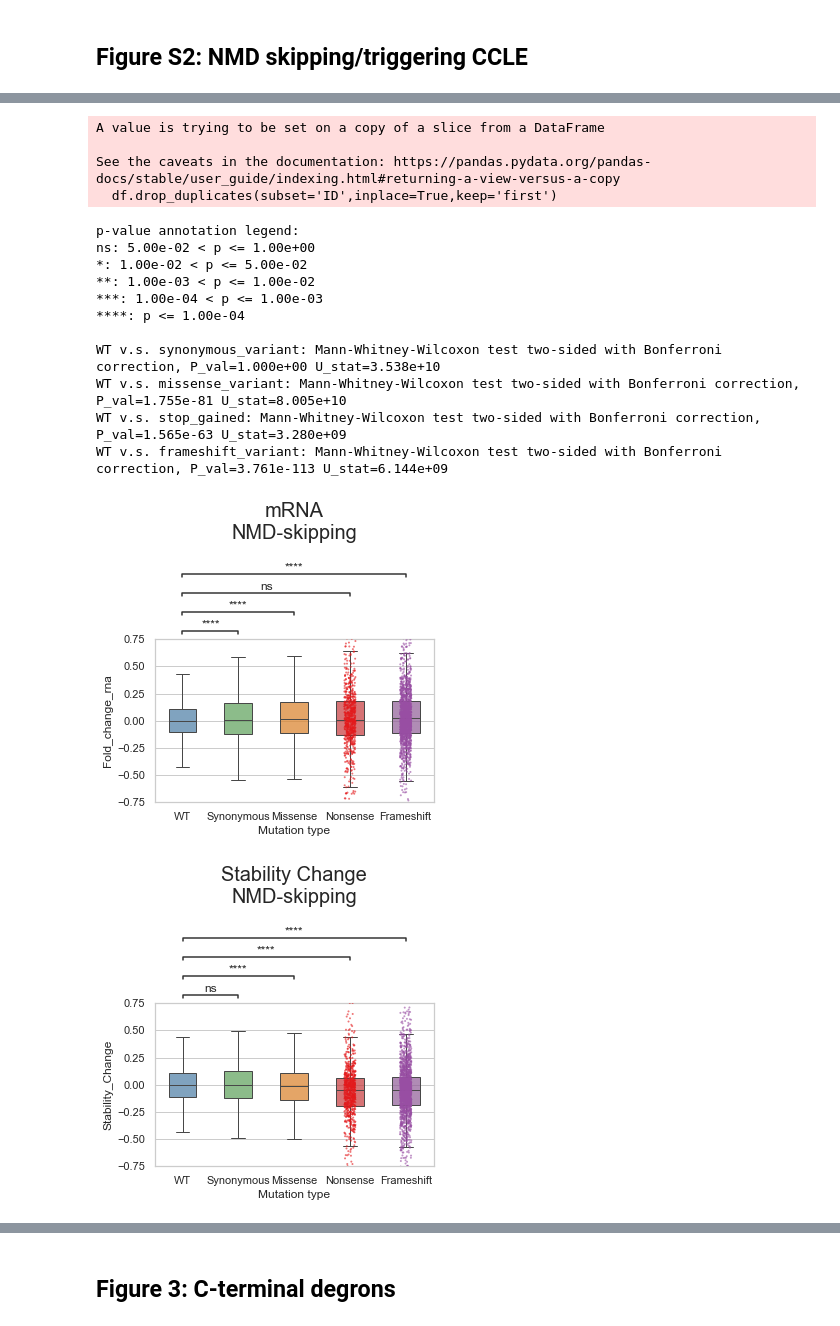
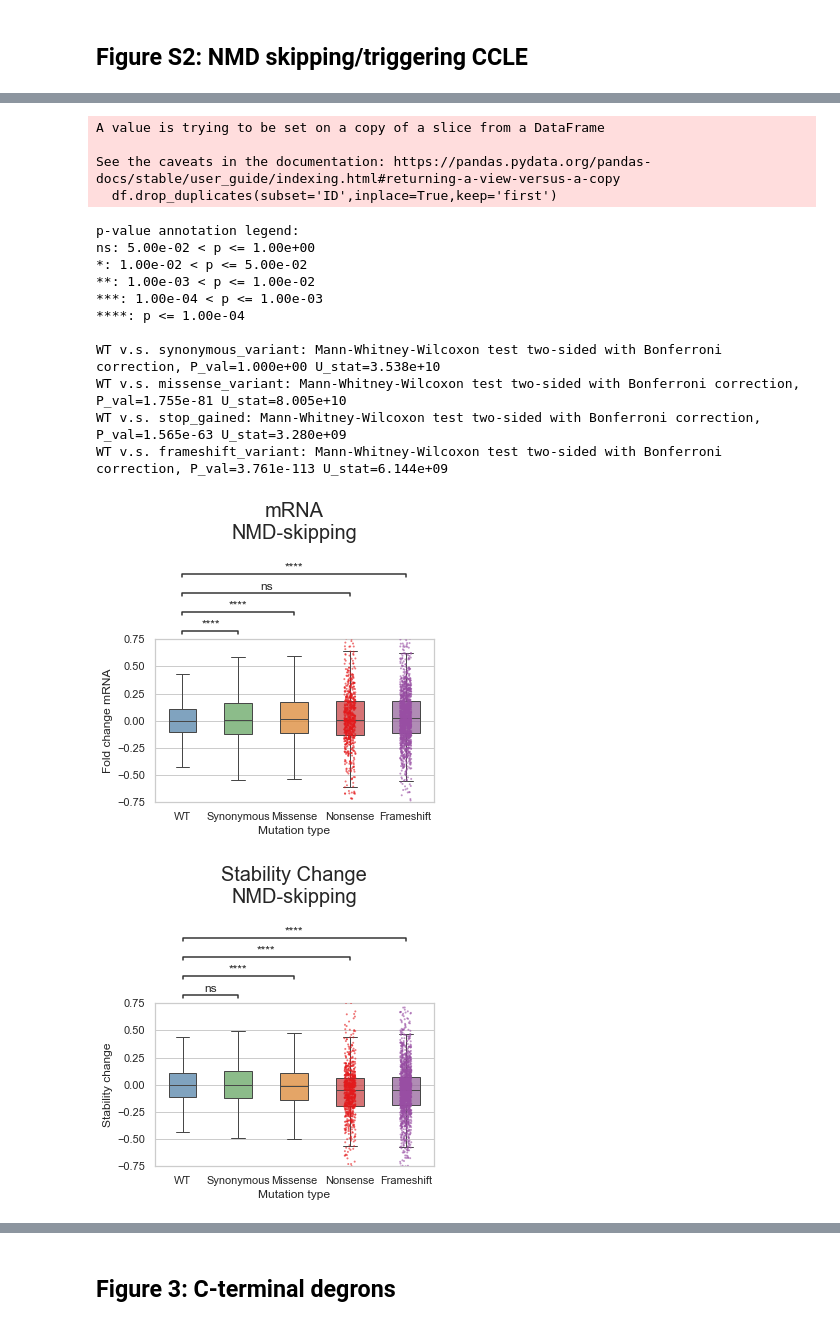
Before and after one commit to msguixe/TFM_MSG, a Jupyter notebook: Figures TFM.ipynb, the cells around one changed output, grey strips where cells are left out. Drawn from its saved outputs; the diff is of its cells as text; code cells hidden in the pictures.

Commit message:
update figures

```diff
--- a/Figures TFM.ipynb
+++ b/Figures TFM.ipynb
@@ -408,6 +441,10 @@ def plots_wt_ns_fs (df,title,pad,size,y_var,ylim1,ylim2):
 
     plt.xticks(np.arange(5), ['WT','Synonymous', 'Missense', 'Nonsense','Frameshift'])
     plt.xlabel('Mutation type')
+    if y_var == 'Fold_change_rna':
+        plt.ylabel('Fold change mRNA')
+    if y_var == 'Stability_Change':
+        plt.ylabel('Stability change')
 
     add_stat_annotation(ax, data=df, x=x, y=y, order=s,
                         box_pairs=[("WT", "missense_variant"), ("WT", "synonymous_variant"),("WT", "stop_gained"), ("WT", "frameshift_variant")],
@@ -530,16 +567,16 @@ WT v.s. frameshift_variant: Mann-Whitney-Wilcoxon test two-sided with Bonferroni
 #mRNA/Stability Change by mutation type, CCLE
 
 df = ccle_df[(((ccle_df['Phenotype']=='stop_gained')&(ccle_df['nmd_score']<0.25))|((ccle_df['Phenotype']=='frameshift_variant')&(ccle_df['nmd_score']<0.25))|(ccle_df['Phenotype']=='WT')|(ccle_df['Phenotype']=='missense_variant')|(ccle_df['Phenotype']=='synonymous_variant'))&(ccle_df['Altered_E3_Ligases']==False)]
-plots_wt_ns_fs(df,'mRNA\nNMD-skipping',100,2,s,t,"Fold_change_rna",-0.75, 0.75)
+plots_wt_ns_fs(df,'mRNA\nNMD-skipping',100,2,"Fold_change_rna",-0.75, 0.75)
 
 df = ccle_df[(((ccle_df['Phenotype']=='stop_gained')&(ccle_df['nmd_score']<0.25))|((ccle_df['Phenotype']=='frameshift_variant')&(ccle_df['nmd_score']<0.25))|(ccle_df['Phenotype']=='WT')|(ccle_df['Phenotype']=='missense_variant')|(ccle_df['Phenotype']=='synonymous_variant'))&(ccle_df['Altered_E3_Ligases']==False)]
-plots_wt_ns_fs(df,'Stability Change\nNMD-skipping',100,2,s,t,"Stability_Change",-0.75, 0.75)
+plots_wt_ns_fs(df,'Stability Change\nNMD-skipping',100,2,"Stability_Change",-0.75, 0.75)
 
 df = ccle_df[(((ccle_df['Phenotype']=='stop_gained')&(ccle_df['nmd_score']>0.52))|((ccle_df['Phenotype']=='frameshift_variant')&(ccle_df['nmd_score']>0.52))|(ccle_df['Phenotype']=='WT')|(ccle_df['Phenotype']=='missense_variant')|(ccle_df['Phenotype']=='synonymous_variant'))&(ccle_df['Altered_E3_Ligases']==False)]
-plots_wt_ns_fs(df,'mRNA\nNMD-triggering',100,2,s,t,"Fold_change_rna",-0.75, 0.75)
+plots_wt_ns_fs(df,'mRNA\nNMD-triggering',100,2,"Fold_change_rna",-0.75, 0.75)
 
 df = ccle_df[(((ccle_df['Phenotype']=='stop_gained')&(ccle_df['nmd_score']>0.52))|((ccle_df['Phenotype']=='frameshift_variant')&(ccle_df['nmd_score']>0.52))|(ccle_df['Phenotype']=='WT')|(ccle_df['Phenotype']=='missense_variant')|(ccle_df['Phenotype']=='synonymous_variant'))&(ccle_df['Altered_E3_Ligases']==False)]
-plots_wt_ns_fs(df,'Stability Change\nNMD-triggering',100,2,s,t,"Stability_Change",-0.75, 0.75)
+plots_wt_ns_fs(df,'Stability Change\nNMD-triggering',100,2,"Stability_Change",-0.75, 0.75)
 # %% [output]
 A value is trying to be set on a copy of a slice from a DataFrame
 
@@ -574,32 +611,32 @@ WT v.s. frameshift_variant: Mann-Whitney-Wilcoxon test two-sided with Bonferroni
 A value is trying to be set on a copy of a slice from a DataFrame
 
 See the caveats in the documentation: https://pandas.pydata.org/pandas-docs/stable/user_guide/indexing.html#returning-a-view-versus-a-copy
   df.drop_duplicates(subset='ID',inplace=True,keep='first')
 p-value annotation legend:
 ns: 5.00e-02 < p <= 1.00e+00
 *: 1.00e-02 < p <= 5.00e-02
 **: 1.00e-03 < p <= 1.00e-02
 ***: 1.00e-04 < p <= 1.00e-03
 ****: p <= 1.00e-04
 
 WT v.s. synonymous_variant: Mann-Whitney-Wilcoxon test two-sided with Bonferroni correction, P_val=1.020e-47 U_stat=3.265e+10
 WT v.s. missense_variant: Mann-Whitney-Wilcoxon test two-sided with Bonferroni correction, P_val=1.157e-194 U_stat=6.959e+10
 WT v.s. stop_gained: Mann-Whitney-Wilcoxon test two-sided with Bonferroni correction, P_val=5.742e-95 U_stat=3.295e+09
 WT v.s. frameshift_variant: Mann-Whitney-Wilcoxon test two-sided with Bonferroni correction, P_val=5.807e-91 U_stat=5.889e+09
 A value is trying to be set on a copy of a slice from a DataFrame
 
 See the caveats in the documentation: https://pandas.pydata.org/pandas-docs/stable/user_guide/indexing.html#returning-a-view-versus-a-copy
   df.drop_duplicates(subset='ID',inplace=True,keep='first')
 p-value annotation legend:
 ns: 5.00e-02 < p <= 1.00e+00
 *: 1.00e-02 < p <= 5.00e-02
 **: 1.00e-03 < p <= 1.00e-02
 ***: 1.00e-04 < p <= 1.00e-03
 ****: p <= 1.00e-04
 
 WT v.s. synonymous_variant: Mann-Whitney-Wilcoxon test two-sided with Bonferroni correction, P_val=1.000e+00 U_stat=3.538e+10
 WT v.s. missense_variant: Mann-Whitney-Wilcoxon test two-sided with Bonferroni correction, P_val=1.755e-81 U_stat=8.005e+10
 WT v.s. stop_gained: Mann-Whitney-Wilcoxon test two-sided with Bonferroni correction, P_val=1.565e-63 U_stat=3.280e+09
 WT v.s. frameshift_variant: Mann-Whitney-Wilcoxon test two-sided with Bonferroni correction, P_val=3.761e-113 U_stat=6.144e+09
-[figure, old version]
+[figure, new version]
-[figure, old version]
+[figure, new version]
```
Also changed, not shown: parts of 26 cells of this notebook.
